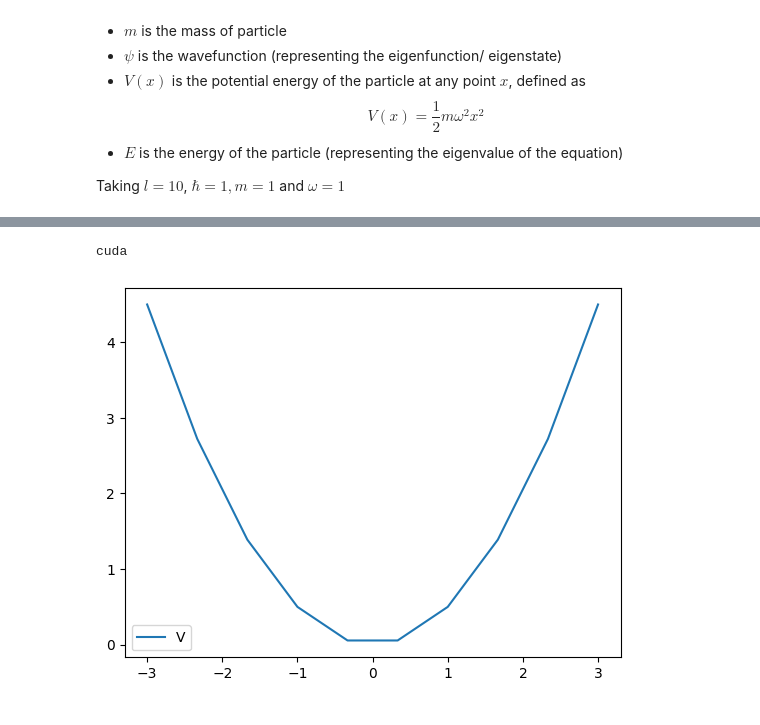
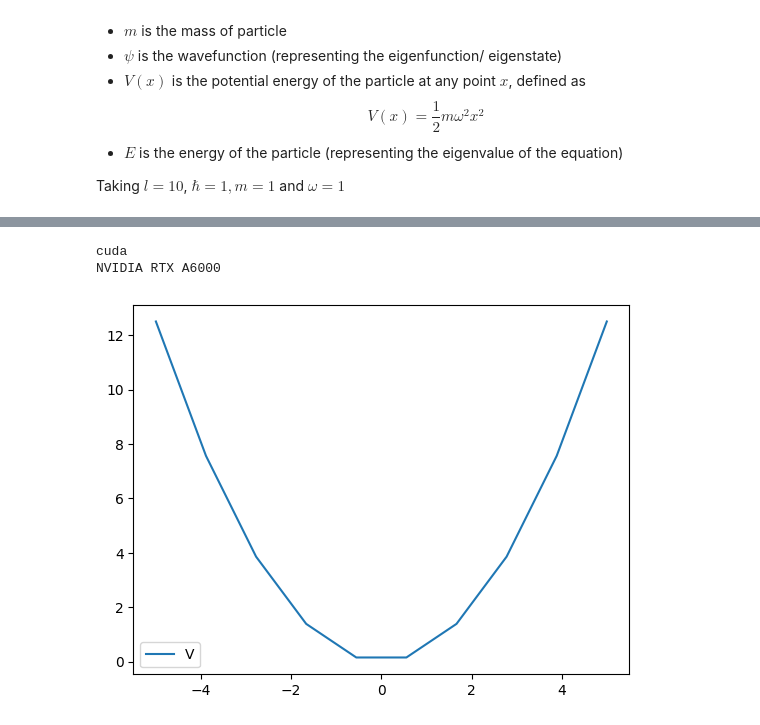
Before and after one commit to oduolaidrisA/Scientific-Machine-Learning-for-QEP, a Jupyter notebook: RqPINN_with_attention/rqpinn-harmonic-oscillator-potential.ipynb, the cells around one changed output, grey strips where cells are left out. Cells and saved outputs as stored; diff of their text form; code cells hidden in the pictures.

```diff
--- a/RqPINN_with_attention/rqpinn-harmonic-oscillator-potential.ipynb
+++ b/RqPINN_with_attention/rqpinn-harmonic-oscillator-potential.ipynb
@@ -35,12 +24,11 @@ import numpy as np
 import matplotlib.pyplot as plt
 import torch
 from torch.autograd import grad
-from torch import Tensor
 import torch.nn as nn
 import torch.optim as optim     #optimizer
 import time
 import copy
-import pandas as pd  #for the moving average
+
 
 torch.manual_seed(1234)
 
@@ -51,13 +39,14 @@ device = torch.device('cuda' if torch.cuda.is_available() else 'cpu')
 
 print(device)
 
-if device == 'cuda':
+if device.type == 'cuda':
   print(torch.cuda.get_device_name(0))
 
 #!pip install pyDOE
 from pyDOE import lhs #latin hypercube sampling
 # %% [output]
 cuda
+NVIDIA RTX A6000
 # %%
 #The sine activation function
 class sine(torch.nn.Module):
@@ -77,8 +66,9 @@ def dfx(f, x):
   return torch.stack(grads, dim=-1)
 # %%
 #Defining the hyperparameters
-t0 =-3; tf = 3; xbc = 0; eig_num = 3
-col_pts = 1000; layers = [1,100,100,eig_num]; lr = 1e-2; epochs =10000
+t0 =-5; tf = 5; xbc = 0; eig_num = 5; gauss_num = 20
+col_pts = 50;  layers = [1,512,512,256,256,128,gauss_num] #This is layer structure for the pretrained model
+lr = 1e-4; epochs =10000
 # %%
 #Defining the Parametric Solution
 #This enforces the solution on the boundaries
@@ -97,22 +87,15 @@ def hamEqs_Loss(t,psi,v):
 # %%
 #Defining the potential well
 def V(x):
     y = 0.5*x**2
-    return y
-
-#Defining the scaled potential Well
-def V_norm(x):
-    y = 0.5*x**2
-    #y = (y - torch.mean(y))/torch.std(pot)
-    y = y/torch.norm(y)
     return y
 x = torch.linspace(t0,tf,10).view(-1,1)
 pot = V(x)
 #scaled_pot = V_norm(x)
 
 plt.plot(x,pot, label='V')
 #plt.plot(x,scaled_pot, label='V_norm')
 plt.legend()
 plt.show()
 # %% [output]
-[figure, old version]
+[figure, new version]
```
Also changed, not shown: parts of 19 cells of this notebook, 1 other file.
